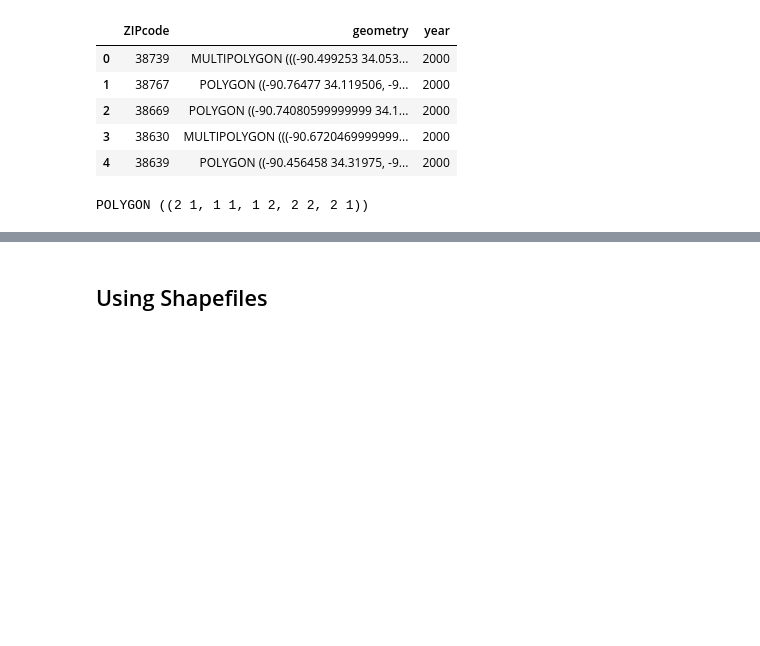
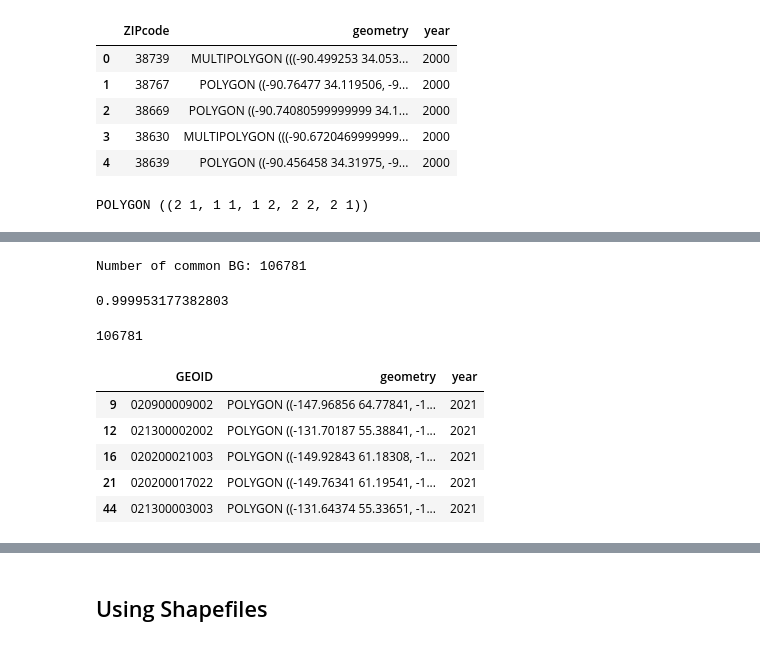
Before and after one commit to LayanKaushik/FloodClaimGeospatialImprovements, a Jupyter notebook: Code/Geographic_unit_code.ipynb, the cells around one changed output, grey strips where cells are left out. Cells and saved outputs as stored; diff of their text form; code cells hidden in the pictures; blank space fills up the shorter version.

```diff
--- a/Code/Geographic_unit_code.ipynb
+++ b/Code/Geographic_unit_code.ipynb
@@ -279,0 +427,2 @@ for i in states_list:
+# %%
+list_censusBG_3 = list(set(list_censusBG_3))
@@ -279,0 +433,40 @@ for i in states_list:
+# %%
+#CensusBG list for NC
+
+list_censusBG = df['censusBlockGroupFips'].dropna().drop_duplicates().tolist()
+
+list_censusBG = [str(int(float(i))) for i in list_censusBG]
+
+# add preceding 0 to make 4-digit zip codes into 5-digit
+list_censusBG = [censusBG.zfill(12) for censusBG in list_censusBG]
+# %%
+# Convert both lists to sets
+set_bg = set(list_censusBG)
+set_bg_2 = set(list_censusBG_3)
+
+# Find the intersection of the two sets
+common_bg = set_bg.intersection(set_bg_2)
+
+# Print the number of common zip codes
+print("Number of common BG:", len(common_bg))
+# %% [output]
+Number of common BG: 106781
+# %%
+len(common_bg)/len(list_censusBG)
+# %% [output]
+0.999953177382803
+# %%
+len(common_bg)
+# %% [output]
+106781
+# %%
+BG_list_df2021 = temp[temp['GEOID'].isin(common_bg)]
+# %%
+BG_list_df2021.head()
+# %% [output]
+|  | GEOID | geometry | year |
+| 9 | 020900009002 | POLYGON ((-147.96856 64.77841, -1... | 2021 |
+| 12 | 021300002002 | POLYGON ((-131.70187 55.38841, -1... | 2021 |
+| 16 | 020200021003 | POLYGON ((-149.92843 61.18308, -1... | 2021 |
+| 21 | 020200017022 | POLYGON ((-149.76341 61.19541, -1... | 2021 |
+| 44 | 021300003003 | POLYGON ((-131.64374 55.33651, -1... | 2021 |
```
Also changed, not shown: parts of 35 cells of this notebook.
